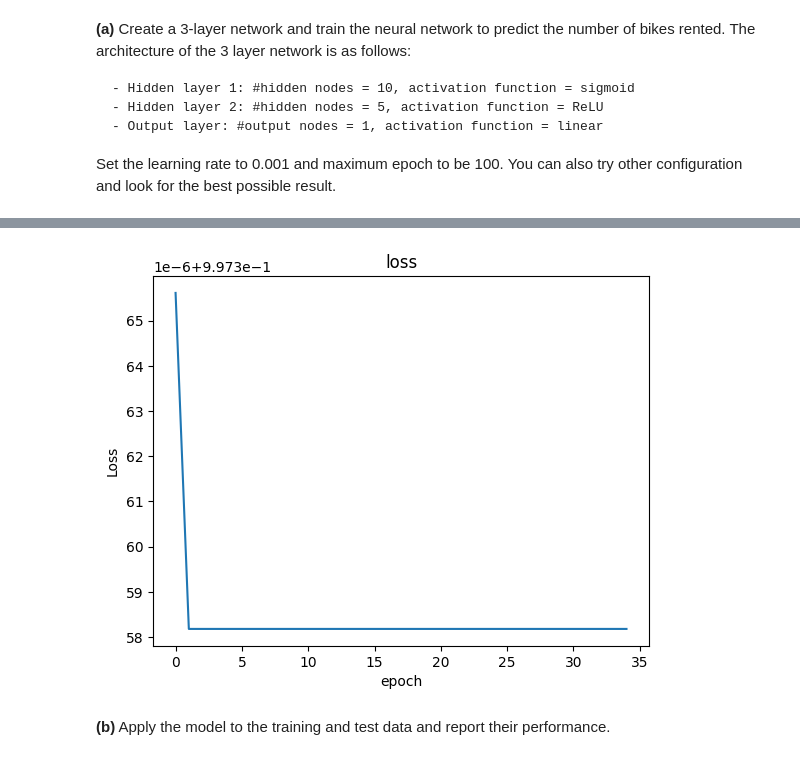
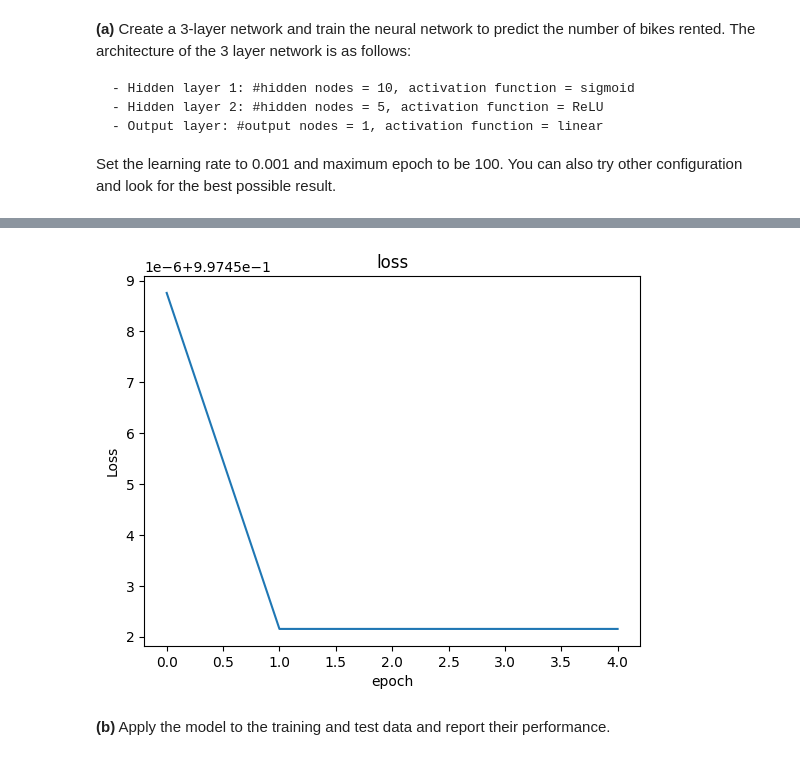
Before and after one commit to bsz123/ClassProjectZukebenj, a Jupyter notebook: project-template.ipynb, the cells around one changed output, grey strips where cells are left out. Cells and saved outputs as stored; diff of their text form; code cells hidden in the pictures.

```diff
--- a/project-template.ipynb
+++ b/project-template.ipynb
@@ -695,10 +695,10 @@ class MultiLayerNet(object):
 
                 # Update the weights and bias
                 for layer in self.layers:
-                    i = layer.W + self.learning_rate * layer.grad_W.T
+                    i = layer.W - self.learning_rate * layer.grad_W.T
                     layer.W -= i
 
-                    j = layer.b + self.learning_rate * layer.grad_b
+                    j = layer.b - self.learning_rate * layer.grad_b
                     layer.b -= j
 
             # Compute the loss
@@ -747,6 +747,6 @@ class MultiLayerNet(object):
 Set the learning rate to 0.001 and maximum epoch to be 100. You can also try other configuration and look for the best possible result.
 # %%
 layers = [Layer(X_train.shape[1],10,'sigmoid'),Layer(10,5,'ReLU'),Layer(5,1,'linear') ]
-model = MultiLayerNet(layers, learning_rate= 0.001, epochs =35)
+model = MultiLayerNet(layers, learning_rate= 0.001, epochs =5)
 model.fit(X_train, y_train, plot_loss = True )
 # %% [output]
@@ -759,4 +755,4 @@ Loss: 0.9973581821728988
-[figure, old version]
+[figure, new version]
 # %% [markdown]
 **(b)** Apply the model to the training and test data and report their performance.
 # %%
```
Also changed, not shown: parts of 3 cells of this notebook.
